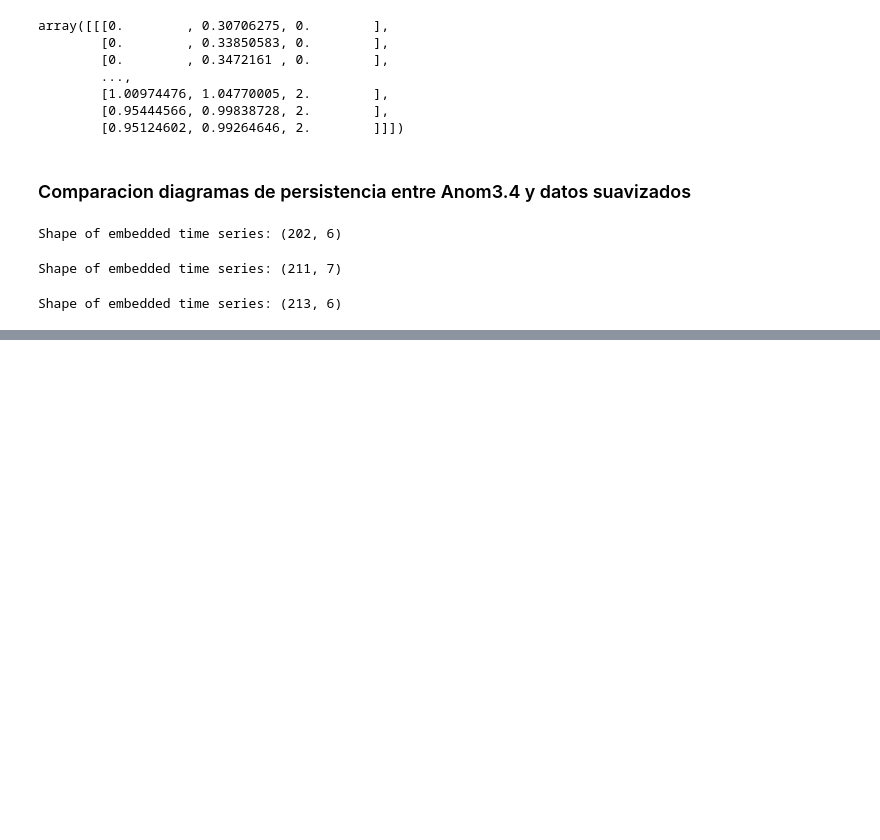
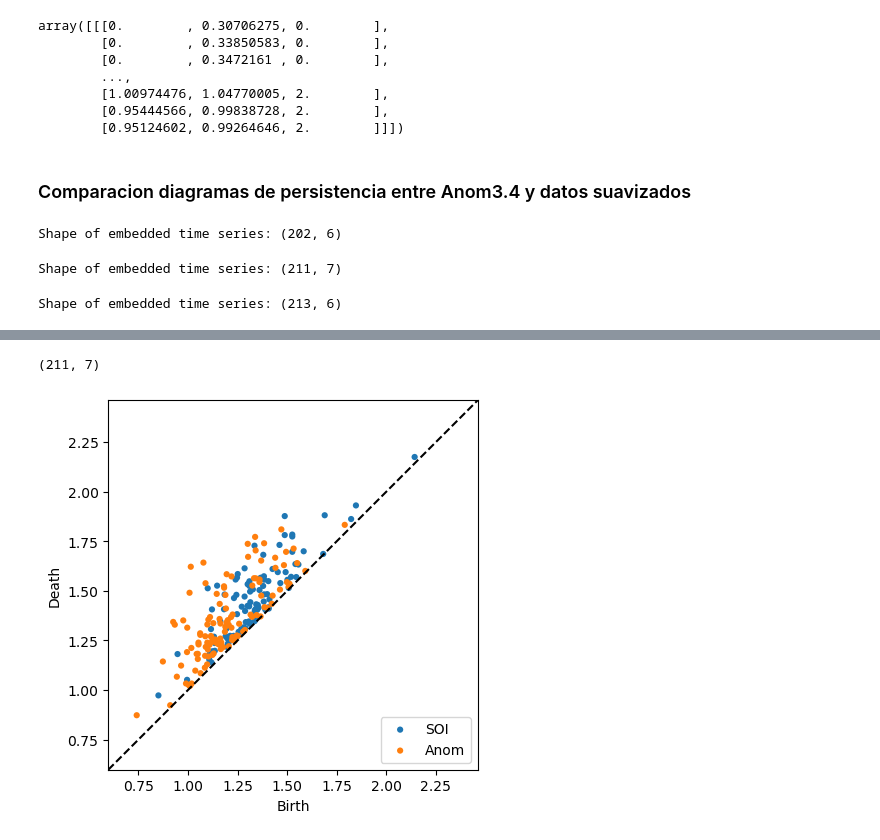
Before and after one commit to fedemedina72/RetoEquipo1, a Jupyter notebook: TimeSeries.ipynb, the cells around one changed output, grey strips where cells are left out. Drawn from its saved outputs; the diff is of its cells as text; code cells hidden in the pictures; blank space fills up the shorter version.

```diff
--- a/TimeSeries.ipynb
+++ b/TimeSeries.ipynb
@@ -462,7 +462,7 @@ embedding = SingleTakensEmbedding(parameters_type="fixed", time_delay=delay, dim
 y_embedded = embedding.fit_transform(y)
 print(f"Shape of embedded time series: {y_embedded.shape}")
 
-y_periodic_embedded = y_embedded[None, :, :]
+SOI_embed = y_embedded[None, :, :]
 # 0 - connected components, 1 - loops, 2 - voids
 homology_dimensions = [0, 1, 2]
 
@@ -485,7 +485,7 @@ embedding = SingleTakensEmbedding(parameters_type="fixed", time_delay=delay, dim
 y_embedded = embedding.fit_transform(y)
 print(f"Shape of embedded time series: {y_embedded.shape}")
 
-y_periodic_embedded = y_embedded[None, :, :]
+anom_embed = y_embedded[None, :, :]
 # 0 - connected components, 1 - loops, 2 - voids
 homology_dimensions = [0, 1, 2]
 
@@ -517,0 +516,17 @@ array([[2.55926091]])
+# %%
+#dgm_clean = ripser.ripser(SOI_embed)['dgms']
+dgm_noisy = ripser.ripser(np.squeeze(anom_embed))['dgms']
+SOI_embed.shape
+
+prueba = np.squeeze(SOI_embed)
+prueba.shape
+# %% [output]
+(211, 7)
+# %%
+#pers_d = np.asarray(pers_d)
+
+dgm_clean = ripser.ripser(prueba)['dgms'][1]
+dgm_noisy = ripser.ripser(np.squeeze(anom_embed))['dgms'][1]
+persim.plot_diagrams([dgm_clean, dgm_noisy], labels = ["SOI", "Anom"])
+# %% [output]
+[figure, added]
```
Also changed, not shown: parts of 5 cells of this notebook.
